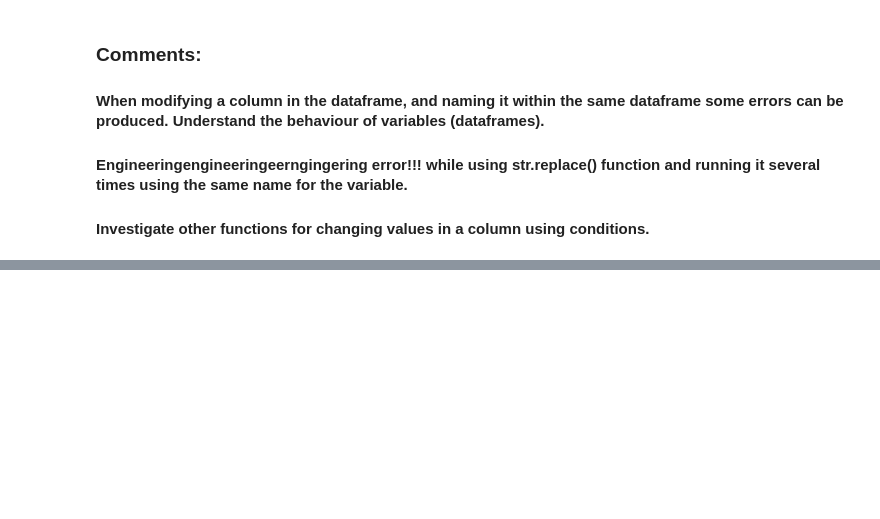
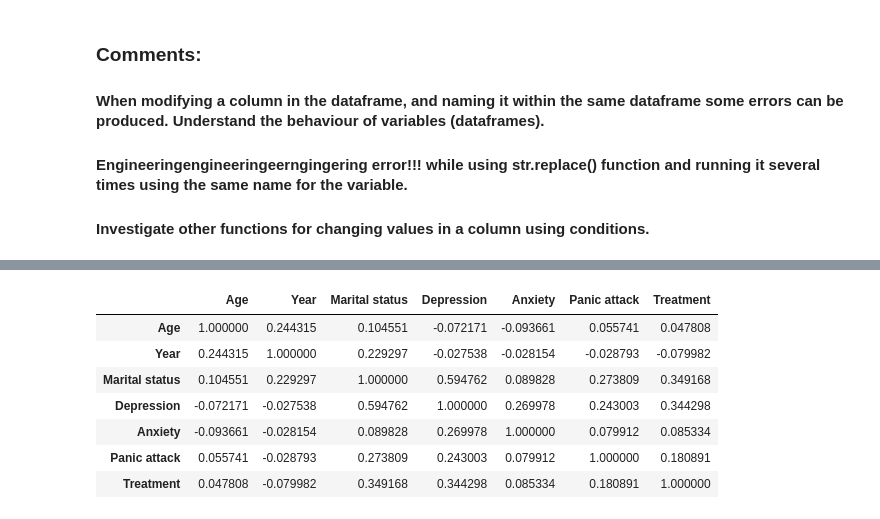
Before and after one commit to tobigrassani/CleaningData, a Jupyter notebook: Student mental health analysis.ipynb, the cells around one changed output, grey strips where cells are left out. Drawn from its saved outputs; the diff is of its cells as text; code cells hidden in the pictures; blank space fills up the shorter version.

```diff
--- a/Student mental health analysis.ipynb
+++ b/Student mental health analysis.ipynb
@@ -258,0 +268,12 @@ TypeError: 'module' object is not callable
+# %%
+corr_matrix = data_corr.corr()
+corr_matrix
+# %% [output]
+|  | Age | Year | Marital status | Depression | Anxiety | Panic attack | Treatment |
+| Age | 1.000000 | 0.244315 | 0.104551 | -0.072171 | -0.093661 | 0.055741 | 0.047808 |
+| Year | 0.244315 | 1.000000 | 0.229297 | -0.027538 | -0.028154 | -0.028793 | -0.079982 |
+| Marital status | 0.104551 | 0.229297 | 1.000000 | 0.594762 | 0.089828 | 0.273809 | 0.349168 |
+| Depression | -0.072171 | -0.027538 | 0.594762 | 1.000000 | 0.269978 | 0.243003 | 0.344298 |
+| Anxiety | -0.093661 | -0.028154 | 0.089828 | 0.269978 | 1.000000 | 0.079912 | 0.085334 |
+| Panic attack | 0.055741 | -0.028793 | 0.273809 | 0.243003 | 0.079912 | 1.000000 | 0.180891 |
+| Treatment | 0.047808 | -0.079982 | 0.349168 | 0.344298 | 0.085334 | 0.180891 | 1.000000 |
```
Also changed, not shown: parts of 7 cells of this notebook.
